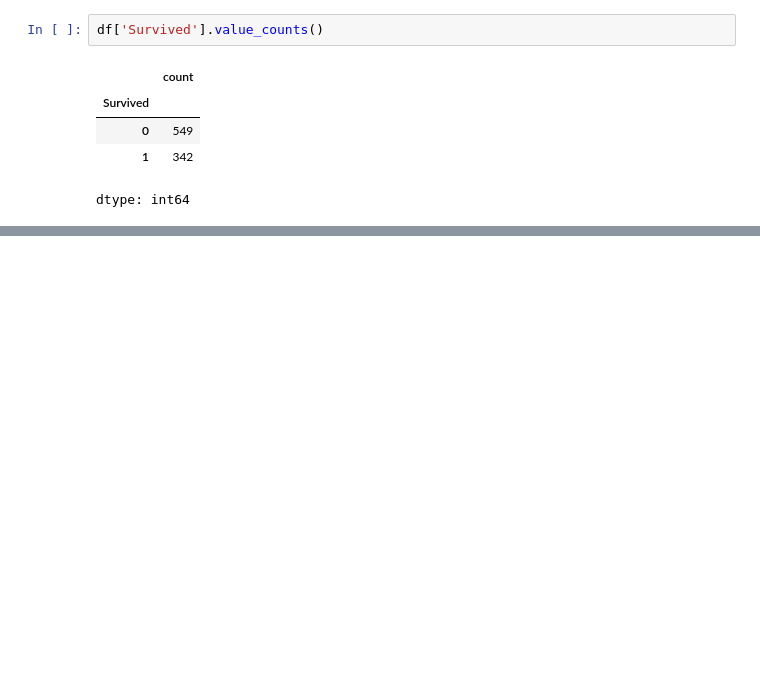
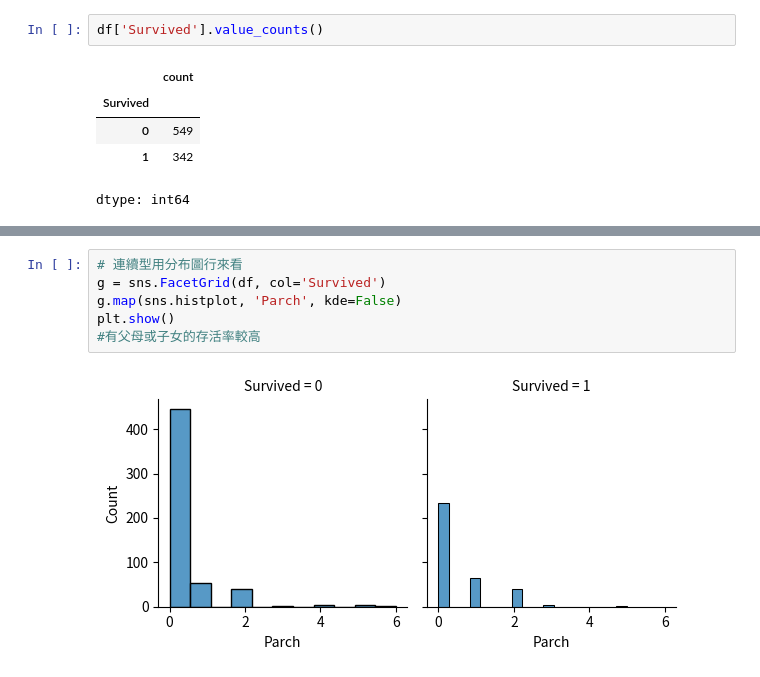
Before and after one commit to Shenghao27/titanic-analysis, a Jupyter notebook: 專題實作_01_鐵達尼號存活預測.ipynb, the cells around one changed output, grey strips where cells are left out. Saved outputs shown, nothing was run; the diff lists cells and outputs as text; blank space fills up the shorter version.

```diff
--- a/專題實作_01_鐵達尼號存活預測.ipynb
+++ b/專題實作_01_鐵達尼號存活預測.ipynb
@@ -122,0 +176,8 @@ sns.countplot(x='Sex', hue='Survived', data=df)
+# %%
+# 連續型用分布圖行來看
+g = sns.FacetGrid(df, col='Survived')
+g.map(sns.histplot, 'Parch', kde=False)
+plt.show()
+#有父母或子女的存活率較高
+# %% [output]
+[figure, added]
```
Also changed, not shown: parts of 33 cells of this notebook.
